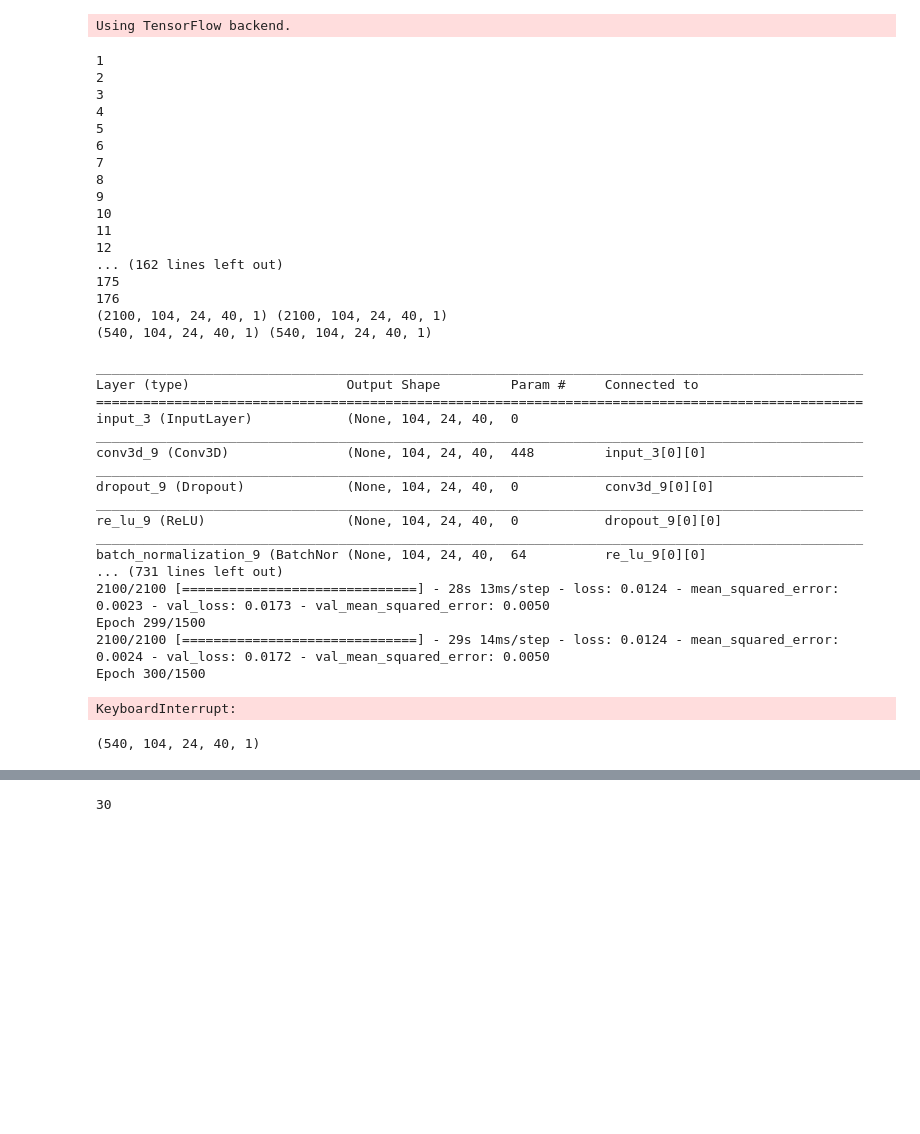
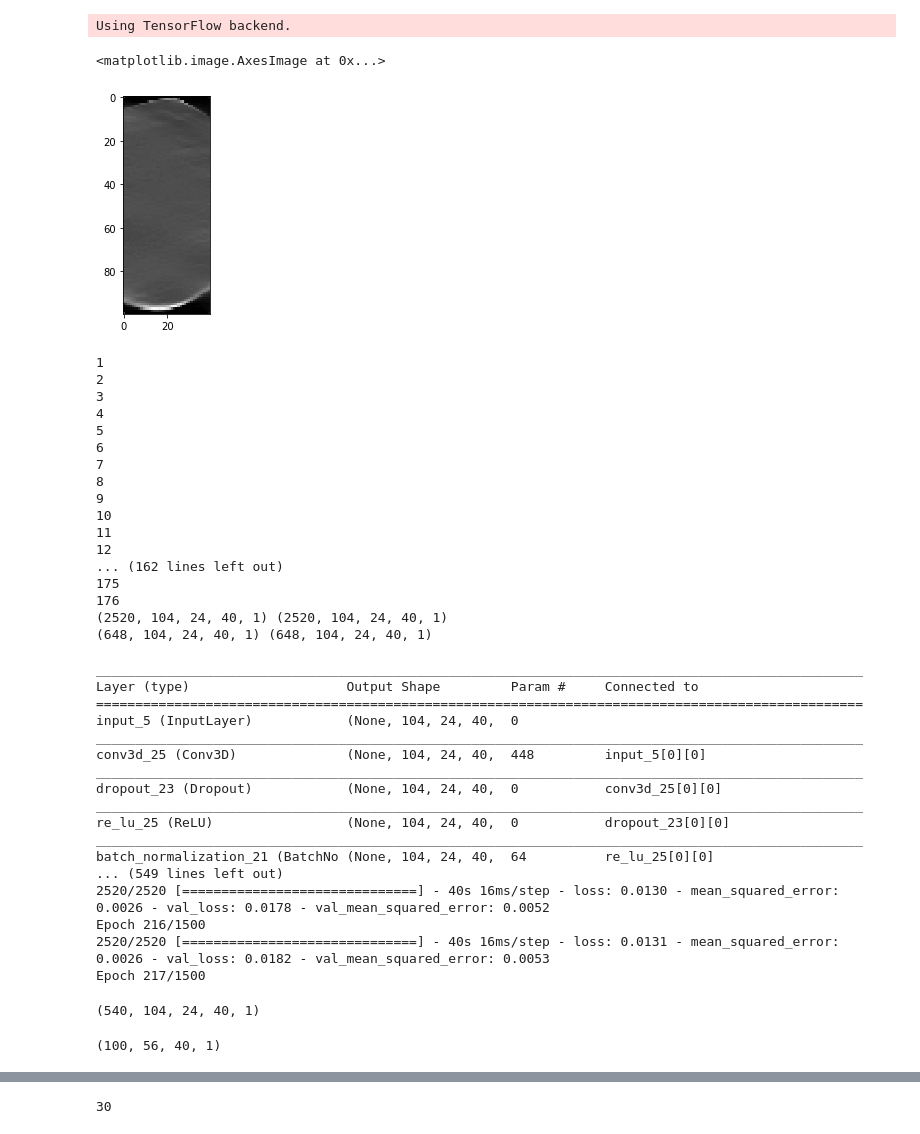
Before and after one commit to PranjalSahu/newrecon, a Jupyter notebook: recon1.ipynb, the cells around one changed output, grey strips where cells are left out. Cells and saved outputs as stored; diff of their text form; code cells hidden in the pictures; blank space fills up the shorter version.

```diff
--- a/recon1.ipynb
+++ b/recon1.ipynb
@@ -377,6 +377,12 @@ valy   = np.array(valy)
 
 print(trainx.shape, trainy.shape)
 print(valx.shape, valy.shape)
+# %%
+temp = volx[:, 0:25, :]
+plt.imshow(temp[:, 1, :], cmap='gray')
+# %% [output]
+<matplotlib.image.AxesImage at 0x...>
+[figure, added]
 # %%
 # For reading the data for training the 3D U-Net model in small patches
 
@@ -387,11 +393,13 @@ valy   = []
 
 for i in range(1, 177):
     print(i)
-    volx = loadmat('/media/dril/ubuntudata/DBT-NEW/recons/sart_cir_zero_'+str(i)+'.mat')
+    volx = loadmat('/media/dril/ubuntudata/DBT-NEW/recons-noise/fbp_'+str(i)+'_3.mat', verify_compressed_data_integrity=False)
     voly = loadmat('/media/dril/ubuntudata/DBT-NEW/attenuation_values_cropped/'+str(i)+'.mat')
 
-    volx = volx['xartt']
+    volx = volx['xfbp']
     voly = voly['head']
+
+    #print(volx.shape, voly.shape)
 
     voly = ndimage.zoom(voly, 0.125, order=1).astype(np.single)
     volx = ndimage.zoom(volx, 0.250, order=1).astype(np.single)
@@ -400,20 +408,20 @@ for i in range(1, 177):
 
     gap_slice = 2
     if i <= 140:
-        for j in range(5, 35, gap_slice):
+        for j in range(0, 35, gap_slice):
             x = volx[:, j:j+20, :]
             #print(x.shape)
             trainx.append(np.expand_dims(x, axis=-1))
 
-        for j in range(5, 35, gap_slice):
+        for j in range(0, 35, gap_slice):
             y = voly[:, j:j+20, :]
             trainy.append(np.expand_dims(y, axis=-1))
     else:
-        for j in range(5, 35, gap_slice):
+        for j in range(0, 35, gap_slice):
             x = volx[:, j:j+20, :]
             valx.append(np.expand_dims(x, axis=-1))
 
-        for j in range(5, 35, gap_slice):
+        for j in range(0, 35, gap_slice):
             y = voly[:, j:j+20, :]
             valy.append(np.expand_dims(y, axis=-1))
 #         for i in range(0, 81, 20):
@@ -458,12 +466,11 @@ print(valx.shape, valy.shape)
 ... (162 lines left out)
 175
 176
-(2100, 104, 24, 40, 1) (2100, 104, 24, 40, 1)
-(540, 104, 24, 40, 1) (540, 104, 24, 40, 1)
+(2520, 104, 24, 40, 1) (2520, 104, 24, 40, 1)
+(648, 104, 24, 40, 1) (648, 104, 24, 40, 1)
 # %%
 # For training the U-Net model
-
-checkpoint  = ModelCheckpoint(filepath='/media/dril/ubuntudata/DBT-NEW/models/model20-dril.h5',
+checkpoint  = ModelCheckpoint(filepath='/media/dril/ubuntudata/DBT-NEW/models/model22-dril.h5',
                               monitor='val_loss', period=10,
                               verbose=1, save_best_only=True, mode='min')
 model = unet_3d_prelu2()
@@ -475,19 +482,18 @@ model.fit(trainx, trainy, validation_data=(valx, valy),
 __________________________________________________________________________________________________
 Layer (type)                    Output Shape         Param #     Connected to
 ==================================================================================================
-input_3 (InputLayer)            (None, 104, 24, 40,  0
+input_5 (InputLayer)            (None, 104, 24, 40,  0
 __________________________________________________________________________________________________
-conv3d_9 (Conv3D)               (None, 104, 24, 40,  448         input_3[0][0]
+conv3d_25 (Conv3D)              (None, 104, 24, 40,  448         input_5[0][0]
 __________________________________________________________________________________________________
-dropout_9 (Dropout)             (None, 104, 24, 40,  0           conv3d_9[0][0]
+dropout_23 (Dropout)            (None, 104, 24, 40,  0           conv3d_25[0][0]
 __________________________________________________________________________________________________
-re_lu_9 (ReLU)                  (None, 104, 24, 40,  0           dropout_9[0][0]
+re_lu_25 (ReLU)                 (None, 104, 24, 40,  0           dropout_23[0][0]
 __________________________________________________________________________________________________
-batch_normalization_9 (BatchNor (None, 104, 24, 40,  64          re_lu_9[0][0]
-... (731 lines left out)
-2100/2100 [==============================] - 28s 13ms/step - loss: 0.0124 - mean_squared_error: 0.0023 - val_loss: 0.0173 - val_mean_squared_error: 0.0050
-Epoch 299/1500
-2100/2100 [==============================] - 29s 14ms/step - loss: 0.0124 - mean_squared_error: 0.0024 - val_loss: 0.0172 - val_mean_squared_error: 0.0050
-Epoch 300/1500
+batch_normalization_21 (BatchNo (None, 104, 24, 40,  64          re_lu_25[0][0]
+... (549 lines left out)
+2520/2520 [==============================] - 40s 16ms/step - loss: 0.0130 - mean_squared_error: 0.0026 - val_loss: 0.0178 - val_mean_squared_error: 0.0052
+Epoch 216/1500
+2520/2520 [==============================] - 40s 16ms/step - loss: 0.0131 - mean_squared_error: 0.0026 - val_loss: 0.0182 - val_mean_squared_error: 0.0053
+Epoch 217/1500
-KeyboardInterrupt:
 # %%
@@ -497,6 +503,23 @@ result = model.predict(valx, batch_size=4)
 print(result.shape)
 # %% [output]
 (540, 104, 24, 40, 1)
+# %%
+index   = 153#random.randint(0, 35)
+
+#volx = loadmat('/media/dril/ubuntudata/DBT-NEW/recons/sart_cir_zero_'+str(index)+'.mat')
+volx = loadmat('/home/dril/newrecon/ReconDBT/sart_cir_zero.mat')
+voly = loadmat('/home/dril/newrecon/ReconDBT/vol_lesion_'+str(index)+'.mat')
+#voly = loadmat('/media/dril/ubuntudata/DBT-NEW/attenuation_values_cropped/'+str(index)+'.mat')
+
+volx = volx['xartt']
+voly = voly['x']
+
+voly = ndimage.zoom(voly, 0.250, order=1).astype(np.single)
+volx = ndimage.zoom(volx, 0.250, order=1).astype(np.single)
+
+print(volx.shape)
+# %% [output]
+(100, 56, 40, 1)
 # %%
 # Make total Model from slices
 
```
Also changed, not shown: parts of 5 cells of this notebook.
